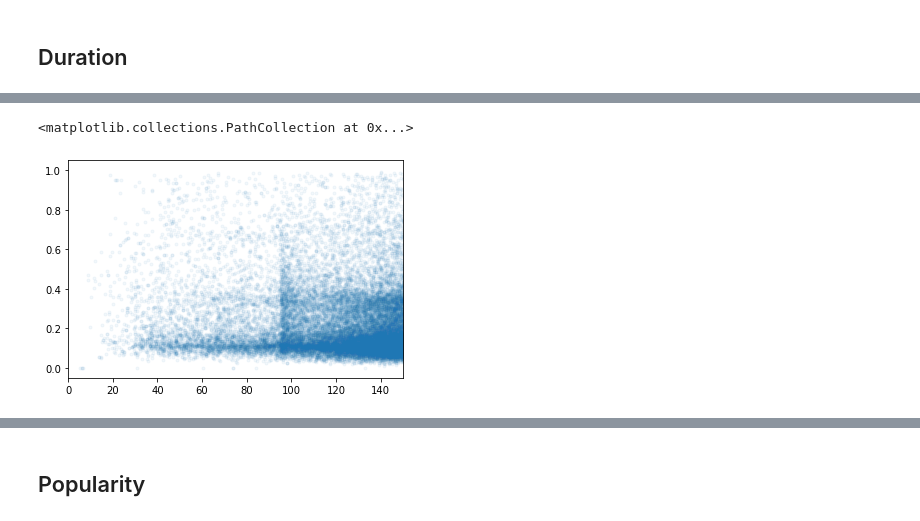
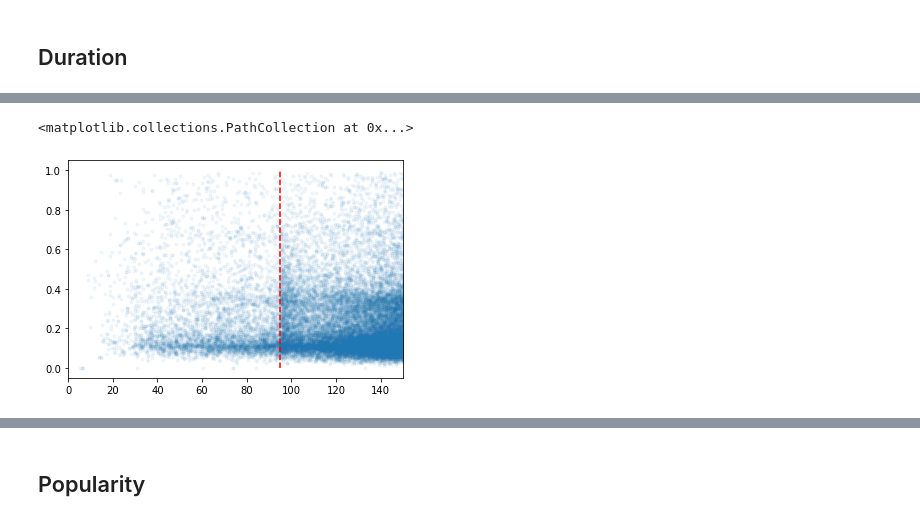
Before and after one commit to PiotrKolecki/PK_DK_Eksploracja_Danych_2020, a Jupyter notebook: kaggle_spotify_ed.ipynb, the cells around one changed output, grey strips where cells are left out. Drawn from its saved outputs; the diff is of its cells as text; code cells hidden in the pictures.

```diff
--- a/kaggle_spotify_ed.ipynb
+++ b/kaggle_spotify_ed.ipynb
@@ -92,12 +95,13 @@ plt.scatter(x, y, marker='.', alpha=0.05, cmap='viridis')
 # %%
 x = df_data.duration_ms
 x = list(map(lambda a: a/1000, x))
 y = df_data.liveness
 plt.xlim(0, 150)
+plt.plot([95, 95], [0,1], c='r', linestyle='--')
 plt.scatter(x, y, marker='.', alpha=0.05, cmap='viridis')
 # %% [output]
 <matplotlib.collections.PathCollection at 0x...>
-[figure, old version]
+[figure, new version]
 # %%
 x = df_data.duration_ms
 x = list(map(lambda a: a/1000, x))
```
Also changed, not shown: parts of 62 cells of this notebook.
